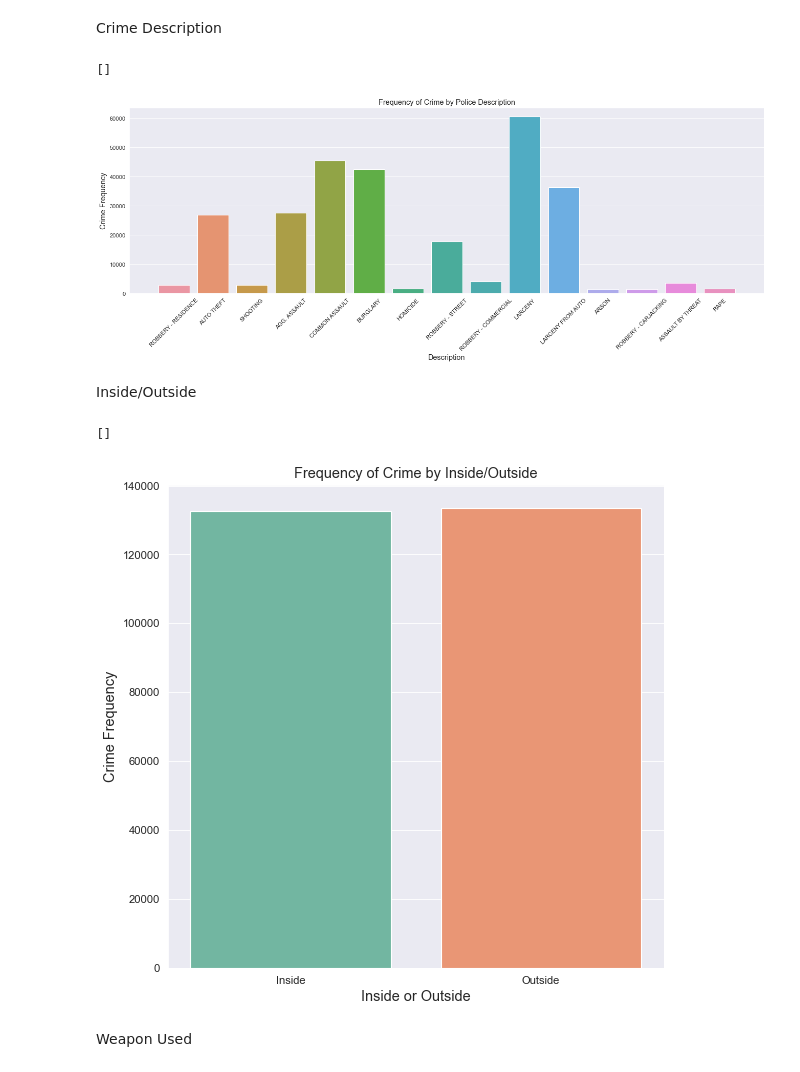
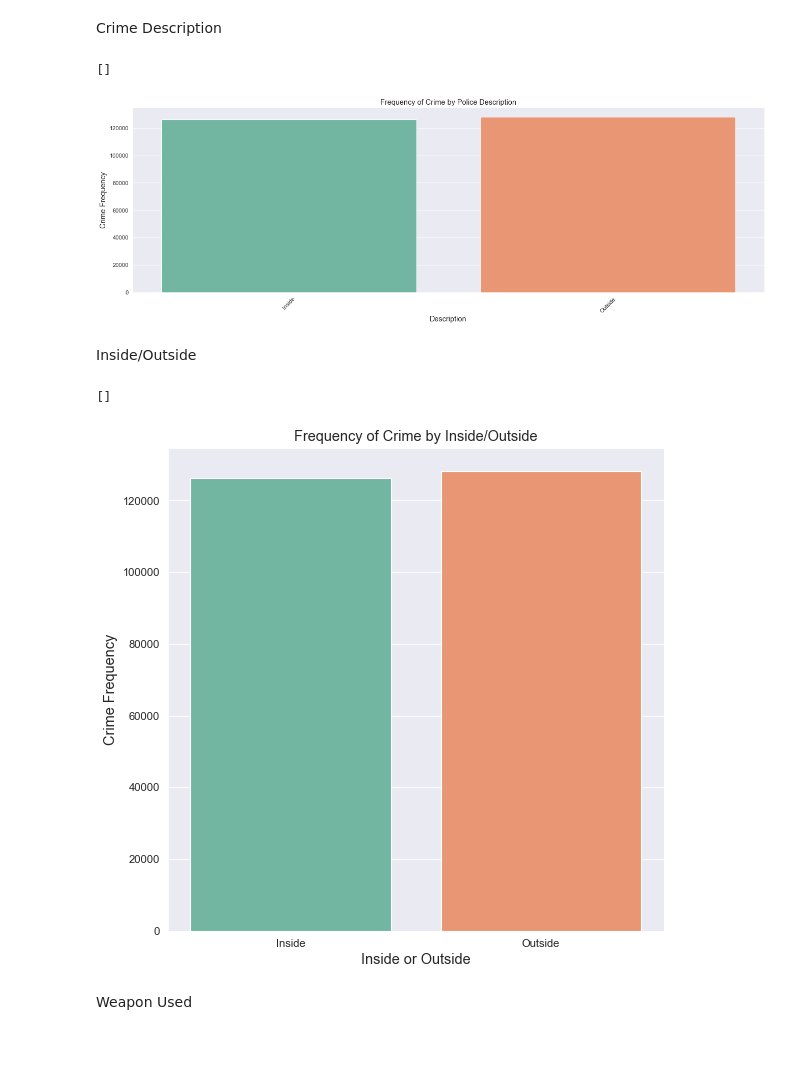
Before and after one commit to raj007-aii/Trojan_Horsez_Hackathon_elimination_round, a Jupyter notebook: baltimore-crime-eda-visualization-folium-map.ipynb, the cells around one changed output. Drawn from its saved outputs; the diff is of its cells as text; code cells hidden in the pictures; blank space fills up the shorter version.

```diff
--- a/baltimore-crime-eda-visualization-folium-map.ipynb
+++ b/baltimore-crime-eda-visualization-folium-map.ipynb
@@ -134,9 +133,9 @@ df = df.set_index('Date')
 # %% [markdown]
 Cleaning Inside/Outside
 # %%
-df['Inside/Outside'].value_counts()
-df['Inside/Outside'] = df['Inside/Outside'].replace('I', 'Inside')
-df['Inside/Outside'] = df['Inside/Outside'].replace('O', 'Outside')
+df['Description'].value_counts()
+df['Description'] = df['Description'].replace('I', 'Inside')
+df['Description'] = df['Description'].replace('O', 'Outside')
 # %% [markdown]
 # Data Visualization
 # %% [markdown]
@@ -237,20 +236,20 @@ plt.xticks(rotation = 45)
 plt.plot()
 # %% [output]
 []
-[figure, old version]
+[figure, new version]
 # %% [markdown]
 Inside/Outside
 # %%
 plt.figure(figsize=(8,8), dpi=80)
 
 plt.title('Frequency of Crime by Inside/Outside', fontsize=13)
-ax = sns.countplot(x = 'Inside/Outside', data = df)
+ax = sns.countplot(x = 'Description', data = df)
 plt.ylabel("Crime Frequency", fontsize=13)
 plt.xlabel('Inside or Outside', fontsize=13)
 plt.plot()
 # %% [output]
 []
-[figure, old version]
+[figure, new version]
 # %% [markdown]
 Weapon Used
 # %%
```
Also changed, not shown: parts of 20 cells of this notebook, 13 other files.
